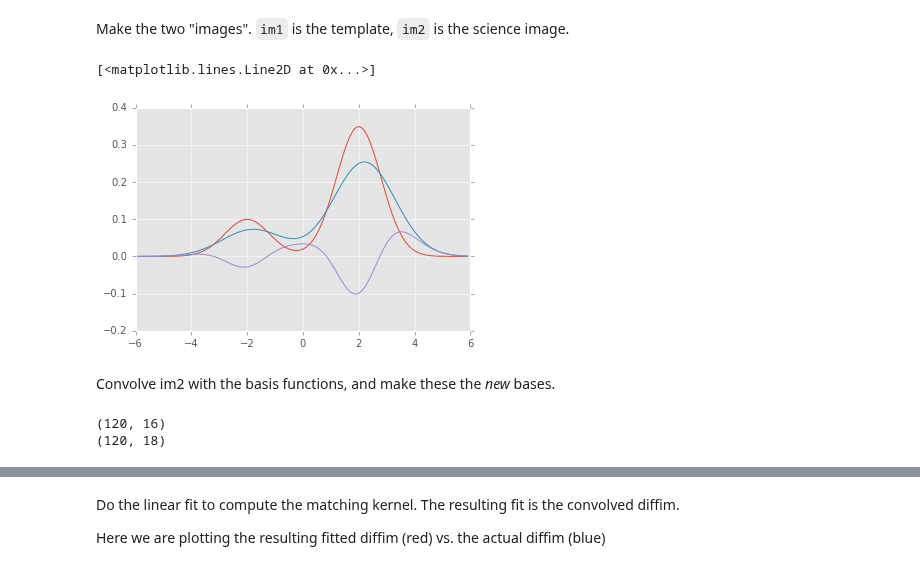
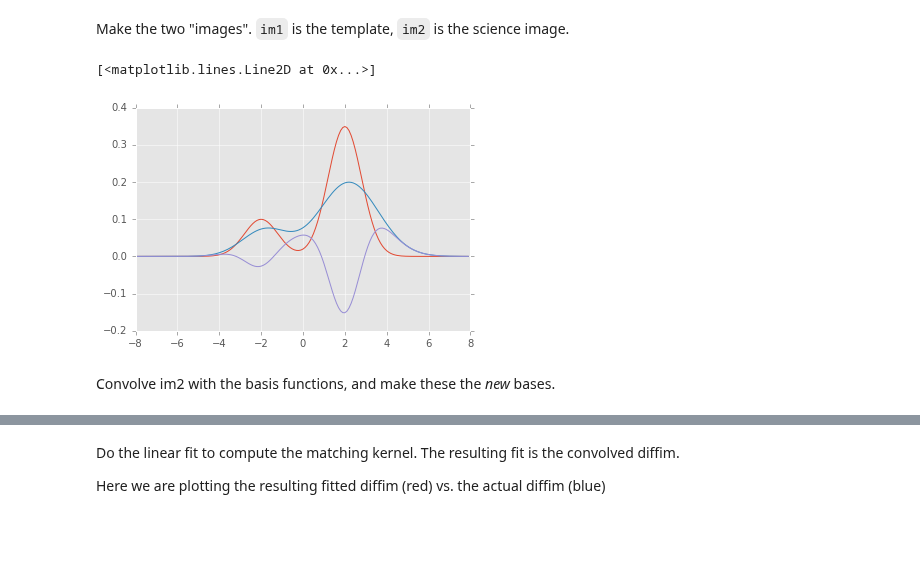
Before and after one commit to lsst-dm/diffimTests, a Jupyter notebook: 4. trial implementation of AL in 1D with PSF variations.ipynb, the cells around one changed output, grey strips where cells are left out. Saved outputs shown, nothing was run; the diff lists cells and outputs as text; code cells hidden in the pictures; blank space fills up the shorter version.

```diff
--- a/4. trial implementation of AL in 1D with PSF variations.ipynb
+++ b/4. trial implementation of AL in 1D with PSF variations.ipynb
@@ -104,23 +96,12 @@ for b in basis.T:
 # %% [markdown]
 Make the two "images". `im1` is the template, `im2` is the science image.
 # %%
-im1 = 0.2 * gaussian(x, m=-2.0, s=0.8) + 0.7 * gaussian(x, m=2.0, s=0.8)  # template
-im2 = 0.2 * gaussian(x, m=-1.8, s=1.1) + 0.7 * gaussian(x, m=2.2, s=1.1)  # science image; include a slight registration error
-plt.plot(x, im1); plt.plot(x, im2); plt.plot(x, im2-im1)
+xim = np.arange(-8, 8, 0.1)  # assume image coords are centered on sources
+im1 = 0.2 * gaussian(xim, m=-2.0, s=0.8) + 0.7 * gaussian(xim, m=2.0, s=0.8)  # template
+im2 = 0.2 * gaussian(xim, m=-1.8, s=1.1) + 0.7 * gaussian(xim, m=2.2, s=1.4)  # science image; include a slight registration error and psf sigma variation
+plt.plot(xim, im1); plt.plot(xim, im2); plt.plot(xim, im2-im1)
 # %% [output]
 [<matplotlib.lines.Line2D at 0x...>]
-[figure, old version]
+[figure, new version]
 # %% [markdown]
 Convolve im2 with the basis functions, and make these the *new* bases.
-# %%
-# Single call to do it with all bases
-basis2 = [np.convolve(im1, b, mode='same') - im1 for b in basis.T]
-basis2 = np.vstack(basis2).T
-print basis2.shape
-bgBasis = [chebBasis(x, ord)[0] for ord in range(spatialBackgroundOrder+1)]
-bgBasis = np.vstack(bgBasis).T
-basis2 = np.hstack([basis2, bgBasis])
-print basis2.shape
-# %% [output]
-(120, 16)
-(120, 18)
```
Also changed, not shown: parts of 8 cells of this notebook.
